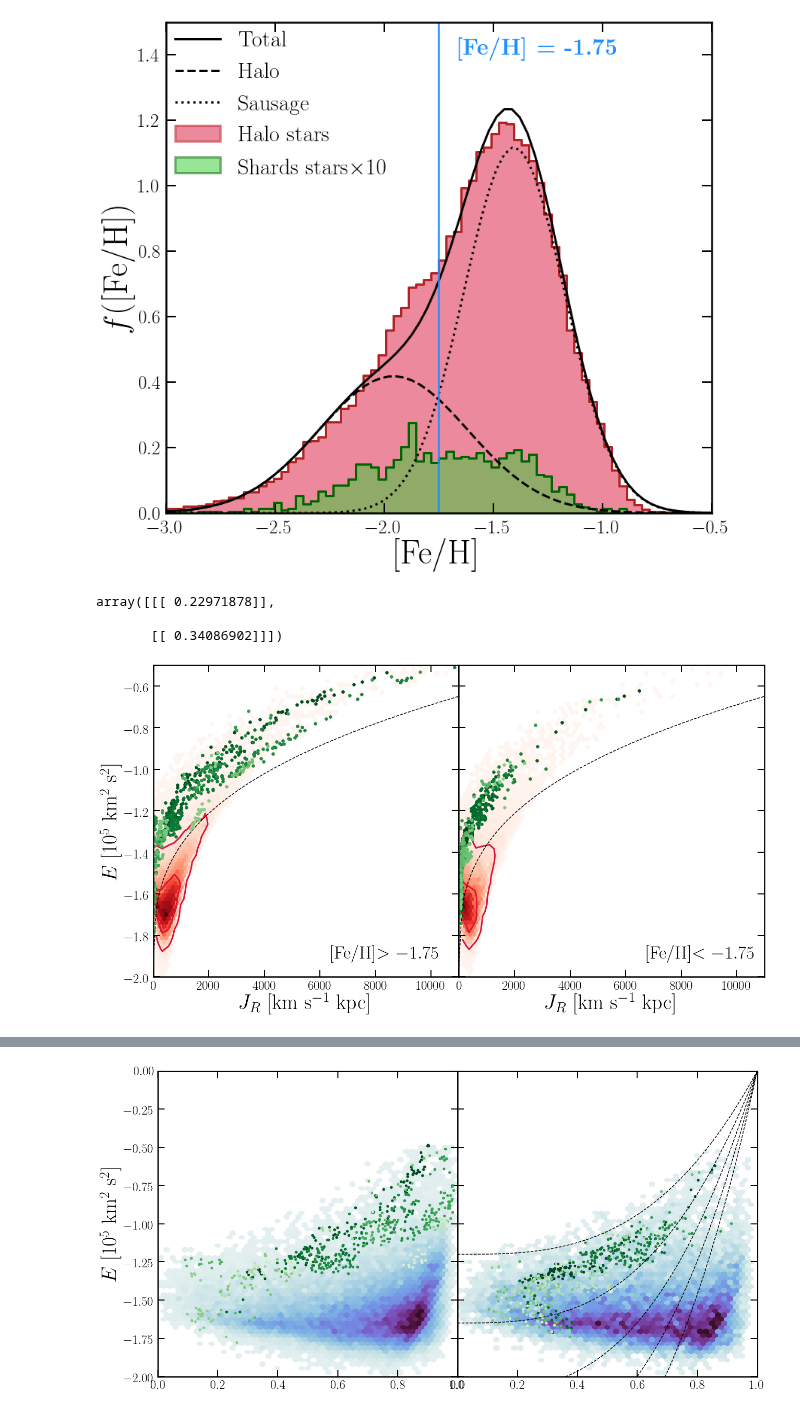
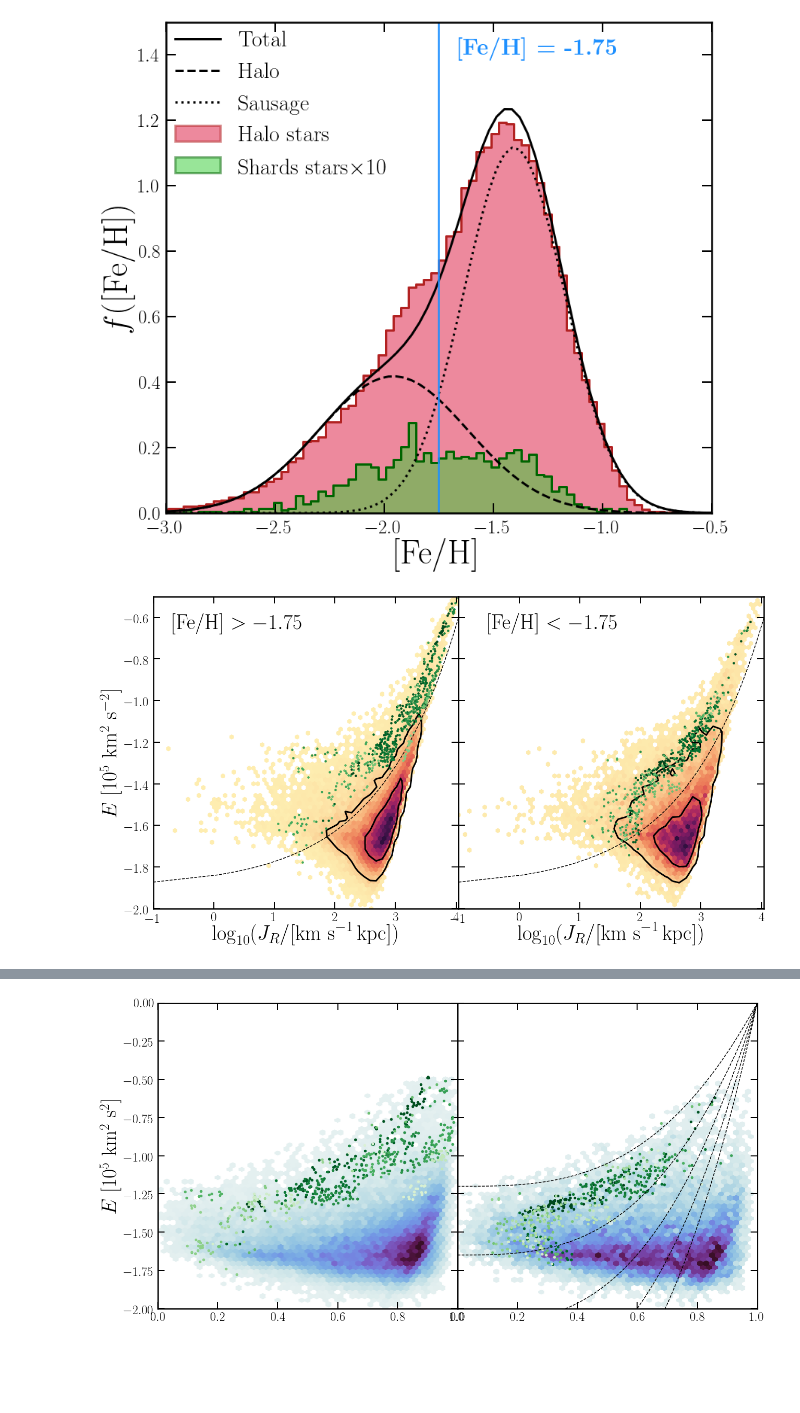
Before and after one commit to cajohare/DarkShards, a Jupyter notebook: code/Plot_SausageActions.ipynb, the cells around one changed output, grey strips where cells are left out. Drawn from its saved outputs; the diff is of its cells as text; code cells hidden in the pictures; blank space fills up the shorter version.

```diff
--- a/code/Plot_SausageActions.ipynb
+++ b/code/Plot_SausageActions.ipynb
@@ -91,40 +91,34 @@ fig.savefig('../plots/'+pltname+'.pdf',bbox_inches='tight')
 fig.savefig('../plots/plots_png/'+pltname+'.png',bbox_inches='tight')
 # %% [output]
 [figure]
-# %%
-sqrt(covs)
-# %% [output]
-array([[[ 0.22971878]],
-
-       [[ 0.34086902]]])
 # %%
 fehmid = -1.75
 
 
 # Style
-cmap = cm.Reds
+cmap = cmocean.cm.matter
 cmap = copy(plt.get_cmap(cmap))
 cmap.set_under('white', 1.0)
-cont_col = 'crimson'
+cont_col = 'k'
 levels = [0.1,0.5,1.0]
 gsize = 70
 ncont_bins = 50
-fig,ax1,ax2 = MyDoublePlot('',r'$E$ [$10^5$ km$^2$ s$^2$]','','',wspace=0.0,lfs=40,size_x=21)
+fig,ax1,ax2 = MyDoublePlot('',r'$E$ [$10^5$ km$^2$ s$^{-2}$]','','',wspace=0.0,lfs=40,size_x=21)
 
 
 ######JR
 pltname = 'Action-JR-feh'
 icol = 47
-jmin = 0.0
-jmax = 11000.0
-xlab = '$J_R$ [km s$^{-1}$ kpc]'
+jmin = log10(0.1)
+jmax = log10(11000.0)
+xlab = r'$\log_{10}(J_R/[\textrm{km s}^{-1}\,\textrm{kpc}])$'
 # Line:
-x = linspace(jmin,jmax,100)
-y = (x/5000)**(1.0/3.0)-1.95
-ax1.plot(x,y,'k--')
-ax2.plot(x,y,'k--')
-plt.gcf().text(0.35,0.17,r'[Fe/H]$>-1.75$',fontsize=35)
-plt.gcf().text(0.75,0.17,r'[Fe/H]$<-1.75$',fontsize=35)
+x = linspace(10.0**jmin,10.0**jmax,10000)
+y = (x/5000)**(1.0/3.0)-1.9
+ax1.plot(log10(x),y,'k--')
+ax2.plot(log10(x),y,'k--')
+plt.gcf().text(0.15,0.8,r'[Fe/H] $ >-1.75$',fontsize=40)
+plt.gcf().text(0.55,0.8,r'[Fe/H] $ <-1.75$',fontsize=40)
 
 
 
@@ -135,8 +129,9 @@ plt.gcf().text(0.75,0.17,r'[Fe/H]$<-1.75$',fontsize=35)
 # jmin = -4900.0
 # jmax = 4900.0
 # xlab = '$J_\phi$ [km s$^{-1}$ kpc]'
-# plt.gcf().text(0.36,0.17,r'[Fe/H]$>-1.75$',fontsize=35)
-# plt.gcf().text(0.75,0.17,r'[Fe/H]$<-1.75$',fontsize=35)
+# plt.gcf().text(0.36,0.17,r'[Fe/H] $>-1.75$',fontsize=35)
+# plt.gcf().text(0.75,0.17,r'[Fe/H] $<-1.75$',fontsize=35)
+
 
 
 
@@ -146,8 +141,8 @@ plt.gcf().text(0.75,0.17,r'[Fe/H]$<-1.75$',fontsize=35)
 # jmin = 0.0
 # jmax = 5000.0
 # xlab = '$J_z$ [km s$^{-1}$ kpc]'
-# plt.gcf().text(0.36,0.17,r'[Fe/H]$>-1.75$',fontsize=35)
-# plt.gcf().text(0.75,0.17,r'[Fe/H]$<-1.75$',fontsize=35)
+# plt.gcf().text(0.36,0.17,r'[Fe/H] $>-1.75$',fontsize=35)
+# plt.gcf().text(0.75,0.17,r'[Fe/H] $<-1.75$',fontsize=35)
 
 
 
@@ -161,6 +156,10 @@ E1 = (df1.E/1e5).as_matrix()
 J1 = (df1.iloc[:,icol]).as_matrix()
 E2 = (df2.E/1e5).as_matrix()
 J2 = (df2.iloc[:,icol]).as_matrix()
+if icol==47:
+    J1 = log10(J1)
+    J2 = log10(J2)
+
 
 ax1.set_xlabel(xlab,fontsize=40)
 ax2.set_xlabel(xlab,fontsize=40)
@@ -170,10 +169,13 @@ ax2.set_xlabel(xlab,fontsize=40)
 ax1.hexbin(J1,E1,extent=(jmin,jmax,Emin,Emax), gridsize=gsize,cmap=cmap,vmin=0.01,linewidths=0.0)
 ax1.hexbin(J1,E1,extent=(jmin,jmax,Emin,Emax), gridsize=gsize,cmap=cmap,vmin=0.01,linewidths=0.0)
 ax1.hexbin(J1,E1,extent=(jmin,jmax,Emin,Emax), gridsize=gsize,cmap=cmap,vmin=0.01,linewidths=0.0)
+ax1.hexbin(J1,E1,extent=(jmin,jmax,Emin,Emax), gridsize=gsize,cmap=cmap,vmin=0.01,linewidths=0.0)
 
 ax2.hexbin(J2,E2,extent=(jmin,jmax,Emin,Emax), gridsize=gsize,cmap=cmap,vmin=0.01,linewidths=0.0)
 ax2.hexbin(J2,E2,extent=(jmin,jmax,Emin,Emax), gridsize=gsize,cmap=cmap,vmin=0.01,linewidths=0.0)
 ax2.hexbin(J2,E2,extent=(jmin,jmax,Emin,Emax), gridsize=gsize,cmap=cmap,vmin=0.01,linewidths=0.0)
+ax2.hexbin(J2,E2,extent=(jmin,jmax,Emin,Emax), gridsize=gsize,cmap=cmap,vmin=0.01,linewidths=0.0)
+
 #x1,y1,dens1 = PointScatter(J2,E2)
 #ax2.scatter(x1, y1, c=dens1, s=11, edgecolor='',cmap=cmocean.cm.ice,label=None,rasterized=True)
 
@@ -186,33 +188,36 @@ ax2.contour((x1[1:]+x1[0:-1])/2,(y1[1:]+y1[0:-1])/2,H.T/amax(H),levels=levels,co
 # Plot shards
 Examples = names[:]
 n_ex = size(Examples)
 col_ex = flipud(cm.Greens(linspace(0,1,n_ex+40)))
 points = zeros(shape=(size(x),2))
 for i in range(0,n_ex):
     namei = Examples[i]
     Cand = df_S.loc[df_S['group_id'] == namei]
     Cand0 = df.loc[around(df.ra,8).isin(Cand.ra)]
     Cand1 = df1.loc[around(df1.ra,8).isin(Cand.ra)]
     Cand2 = df2.loc[around(df2.ra,8).isin(Cand.ra)]
     e0 = (Cand0.E/1e5).as_matrix()
     j0 = (Cand0.iloc[:,icol]).as_matrix()
     e1 = (Cand1.E/1e5).as_matrix()
     j1 = (Cand1.iloc[:,icol]).as_matrix()
     e2 = (Cand2.E/1e5).as_matrix()
     j2 = (Cand2.iloc[:,icol]).as_matrix()
-    ax1.plot(j1,e1,'.',color=col_ex[i,:],markersize=5)
-    ax2.plot(j2,e2,'.',color=col_ex[i,:],markersize=5)
+    if icol==47:
+        j1 = log10(j1)
+        j2 = log10(j2)
+    ax1.plot(j1,e1,'.',color=col_ex[i,:],markersize=7)
+    ax2.plot(j2,e2,'.',color=col_ex[i,:],markersize=7)
 
 
 ax1.set_xlim([jmin,jmax])
 ax2.set_xlim([jmin,jmax])
 ax1.set_ylim([Emin,Emax])
 ax2.set_ylim([Emin,Emax])
 ax2.set_yticklabels([])
 
 # Save
 plt.show()
 fig.savefig('../plots/'+pltname+'.pdf',bbox_inches='tight')
 fig.savefig('../plots/plots_png/'+pltname+'.png',bbox_inches='tight')
 # %% [output]
-[figure, old version]
+[figure, new version]
```
Also changed, not shown: parts of 6 cells of this notebook, 22 other files.
